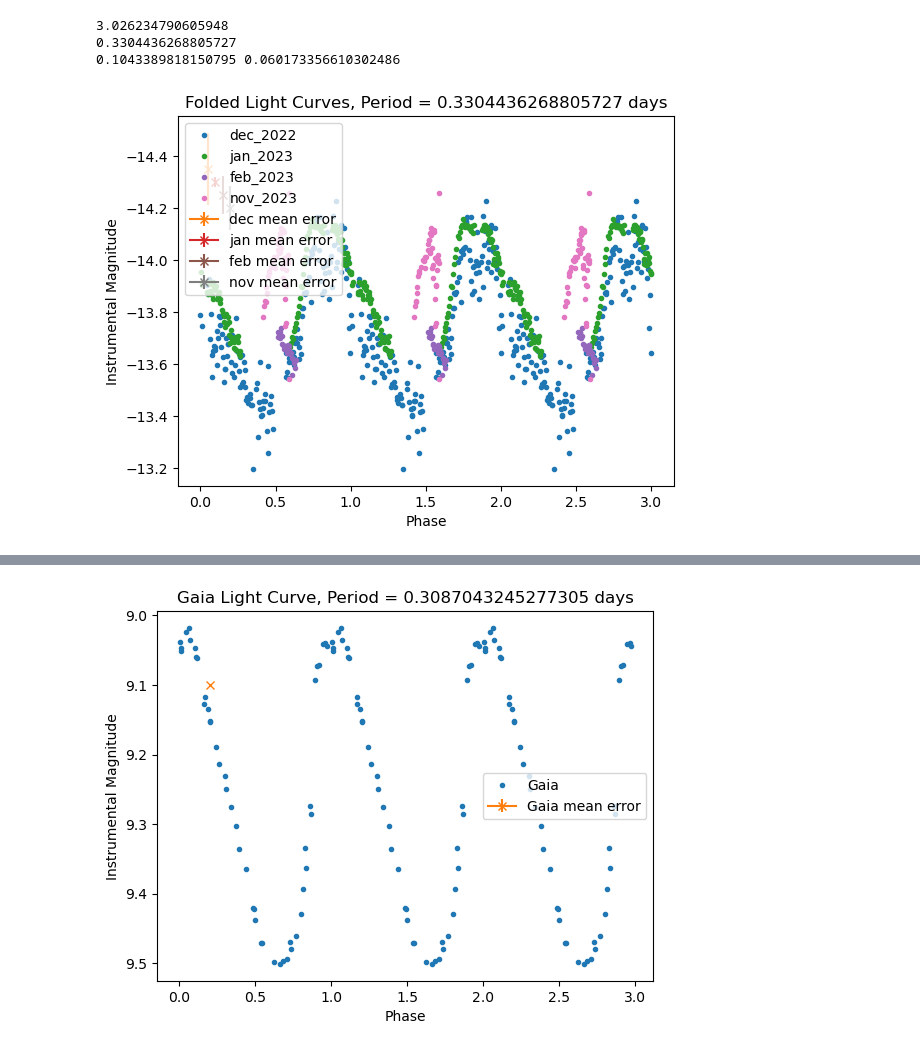
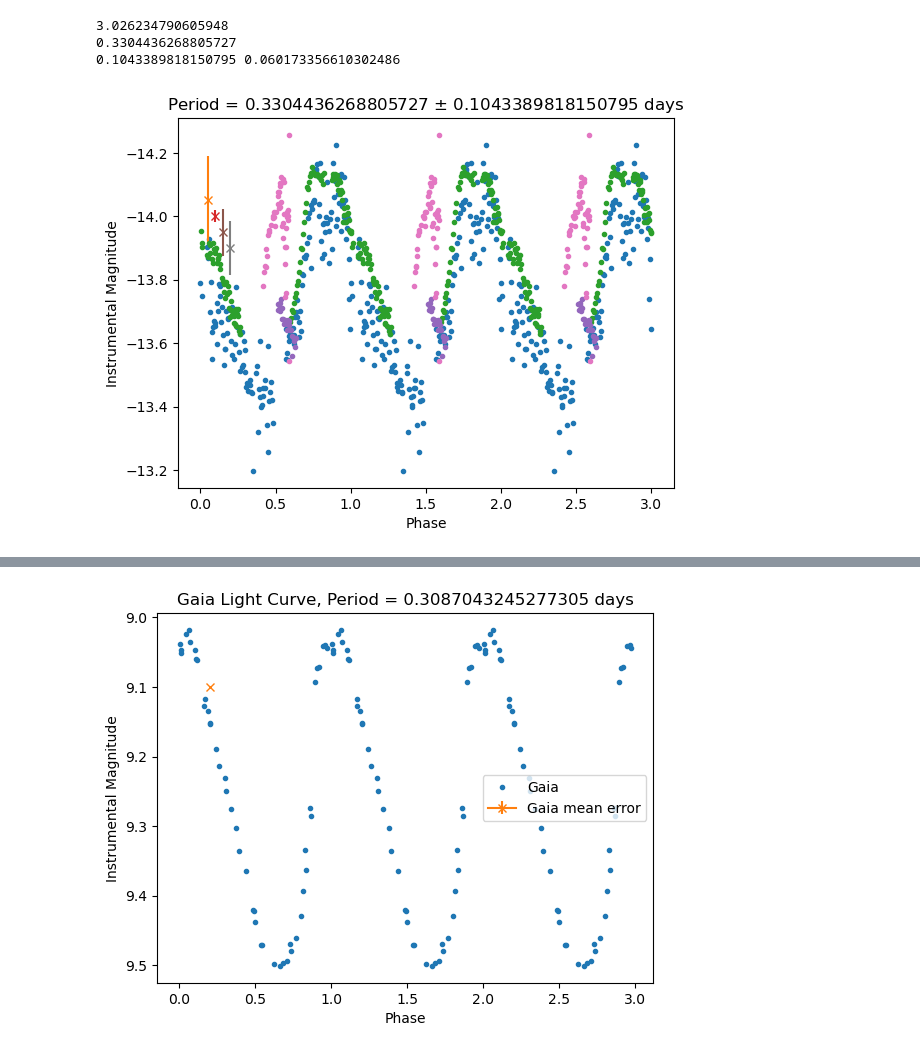
Before and after one commit to milliebutspace/MPhys-Code, a Jupyter notebook: Periodograms M.ipynb, the cells around one changed output, grey strips where cells are left out. Saved outputs shown, nothing was run; the diff lists cells and outputs as text; code cells hidden in the pictures.

```diff
--- a/Periodograms M.ipynb
+++ b/Periodograms M.ipynb
@@ -176,29 +176,29 @@ print(pos_unc, neg_unc)
 # %%
 phase_dec_new, mag_dec_new, error_dec_new = fold_lightcurve(dec_2022['julian_time'], dec_2022['corrected_magnitude'],
                                                 dec_2022['magnitude_error'], calculated_period)
 phase_jan_new, mag_jan_new, error_jan_new = fold_lightcurve(jan_2023['julian_time'], jan_2023['corrected_magnitude'],
                                                 jan_2023['magnitude_error'], calculated_period)
 phase_feb_new, mag_feb_new, error_feb_new = fold_lightcurve(feb_2023['julian_time'], feb_2023['corrected_magnitude'],
                                                 feb_2023['magnitude_error'], calculated_period)
 phase_nov_new, mag_nov_new, error_nov_new = fold_lightcurve(nov_2023['julian_time'], nov_2023['corrected_magnitude'],
                                                 nov_2023['magnitude_error'], calculated_period)
 
 plt.plot(phase_dec_new, mag_dec_new, marker='.', ls='None', zorder=1, label='dec_2022')
-plt.errorbar(0.05, -14.35, np.median(error_dec_new), marker='x', label='dec mean error')
+plt.errorbar(0.05, -14.05, np.median(error_dec_new), marker='x', label='dec mean error')
 plt.plot(phase_jan_new, mag_jan_new, marker='.', ls='None', zorder=2, label='jan_2023')
-plt.errorbar(0.1, -14.3, np.median(error_jan_new), marker='x', label='jan mean error')
+plt.errorbar(0.1, -14.0, np.median(error_jan_new), marker='x', label='jan mean error')
 plt.plot(phase_feb_new, mag_feb_new, marker='.', ls='None', zorder=3, label='feb_2023')
-plt.errorbar(0.15, -14.25, np.median(error_feb_new), marker='x', label='feb mean error')
+plt.errorbar(0.15, -13.95, np.median(error_feb_new), marker='x', label='feb mean error')
 plt.plot(phase_nov_new, mag_nov_new, marker='.', ls='None', zorder=4, label='nov_2023')
-plt.errorbar(0.2, -14.2, np.median(error_nov_new), marker='x', label='nov mean error')
+plt.errorbar(0.2, -13.9, np.median(error_nov_new), marker='x', label='nov mean error')
 plt.gca().invert_yaxis()
-plt.title(f'Folded Light Curves, Period = {calculated_period} days')
+plt.title(f'Period = {calculated_period} $\pm$ {pos_unc} days')
 plt.xlabel('Phase')
 plt.ylabel('Instrumental Magnitude')
-plt.legend()
+# plt.legend()
 plt.show()
 # %% [output]
-[figure, old version]
+[figure, new version]
 # %%
 from astroquery.gaia import Gaia
 import pandas as pd
```
Also changed, not shown: parts of 5 cells of this notebook, 2 other files.
